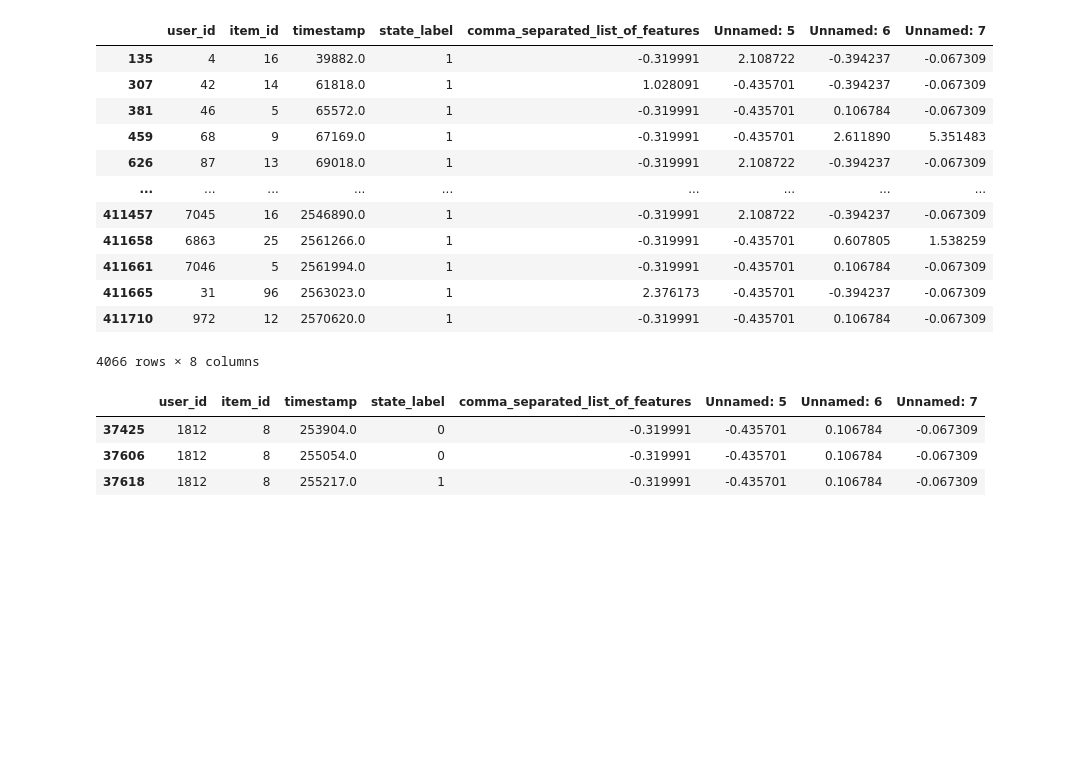
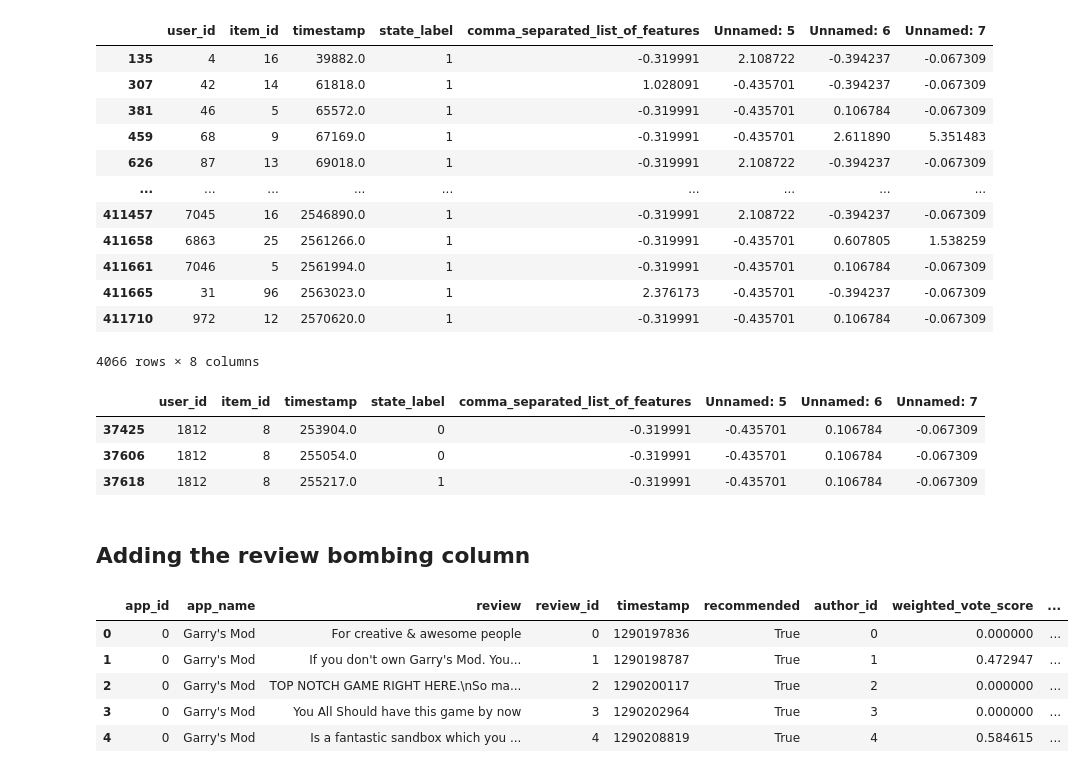
Before and after one commit to Litr0/Steam_data_converter_ML, a Jupyter notebook: transform_steam_data.ipynb, the cells around one changed output. Drawn from its saved outputs; the diff is of its cells as text; code cells hidden in the pictures; blank space fills up the shorter version.

```diff
--- a/transform_steam_data.ipynb
+++ b/transform_steam_data.ipynb
@@ -453,3 +453,33 @@ mooc[(mooc['user_id'] == 1812)
 | 37425 | 1812 | 8 | 253904.0 | 0 | -0.319991 | -0.435701 | 0.106784 | -0.067309 |
 | 37606 | 1812 | 8 | 255054.0 | 0 | -0.319991 | -0.435701 | 0.106784 | -0.067309 |
 | 37618 | 1812 | 8 | 255217.0 | 1 | -0.319991 | -0.435701 | 0.106784 | -0.067309 |
+# %% [markdown]
+## Adding the review bombing column
+# %%
+steam_reviews = pd.read_csv('data/steam_reviews_roberta.csv')
+
+#Possible review Bombing for GTA V between 2017-06-01 and 2017-07-31
+one_game_only_english = steam_reviews[(steam_reviews["app_name"].str.contains("Grand Theft Auto", case = False))
+                                    & (steam_reviews["recommended"] == False)
+                                    & (steam_reviews["timestamp"] > 1496268000)
+                                    & (steam_reviews["timestamp"] < 1501538399)
+                                    & ((steam_reviews["review"].str.contains("Take-Two", case = False))
+                                    |  (steam_reviews["review"].str.contains("OpenIV", case = False)))]
+
+# Create a DataFrame excluding the values in one_game_only_english
+steam_reviews_excluding_bombing = steam_reviews[~steam_reviews.index.isin(one_game_only_english.index)]
+
+steam_reviews_excluding_bombing = steam_reviews_excluding_bombing.assign(review_bombing=0)
+one_game_only_english = one_game_only_english.assign(review_bombing=1)
+
+# Merge the two DataFrames
+steam_reviews_all = merge_and_order_reviews(steam_reviews_excluding_bombing, one_game_only_english)
+
+steam_reviews_all.head()
+# %% [output]
+|  | app_id | app_name | review | review_id | timestamp | recommended | author_id | weighted_vote_score | ... |
+| 0 | 0 | Garry's Mod | For creative & awesome people | 0 | 1290197836 | True | 0 | 0.000000 | ... |
+| 1 | 0 | Garry's Mod | If you don't own Garry's Mod. You... | 1 | 1290198787 | True | 1 | 0.472947 | ... |
+| 2 | 0 | Garry's Mod | TOP NOTCH GAME RIGHT HERE.\nSo ma... | 2 | 1290200117 | True | 2 | 0.000000 | ... |
+| 3 | 0 | Garry's Mod | You All Should have this game by now | 3 | 1290202964 | True | 3 | 0.000000 | ... |
+| 4 | 0 | Garry's Mod | Is a fantastic sandbox which you ... | 4 | 1290208819 | True | 4 | 0.584615 | ... |
```
Also changed, not shown: parts of 1 cell of this notebook, 1 other file.
